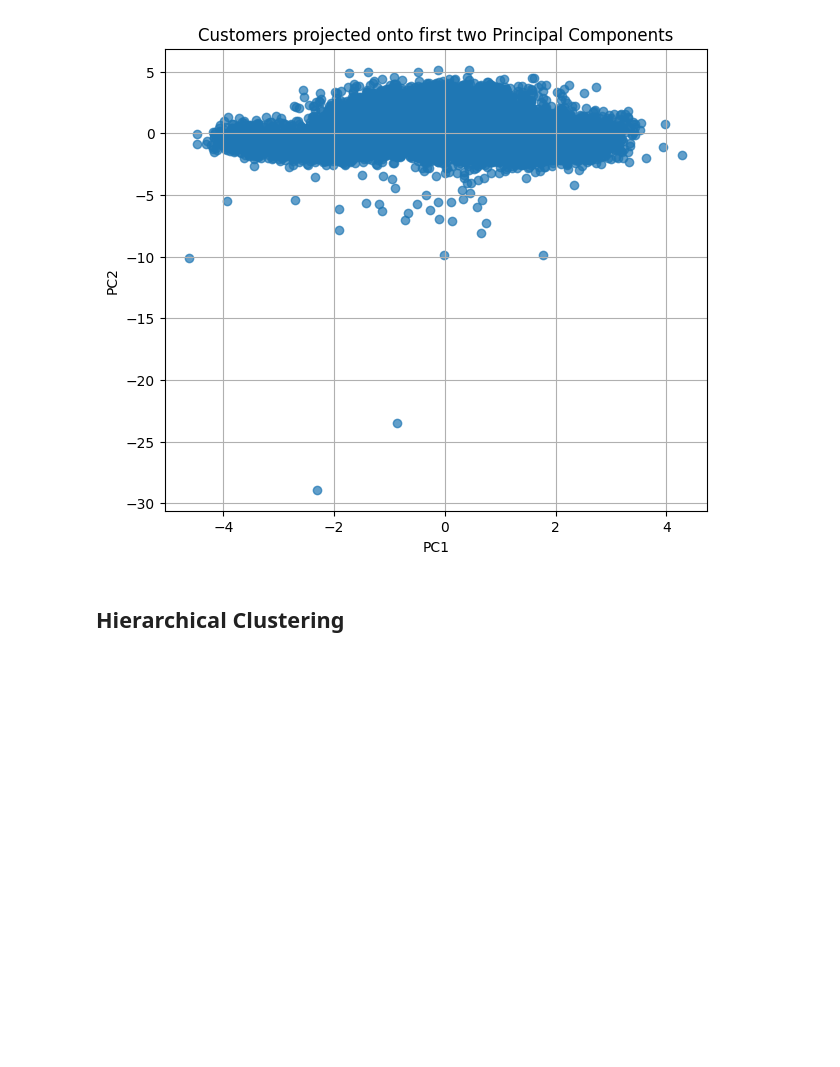
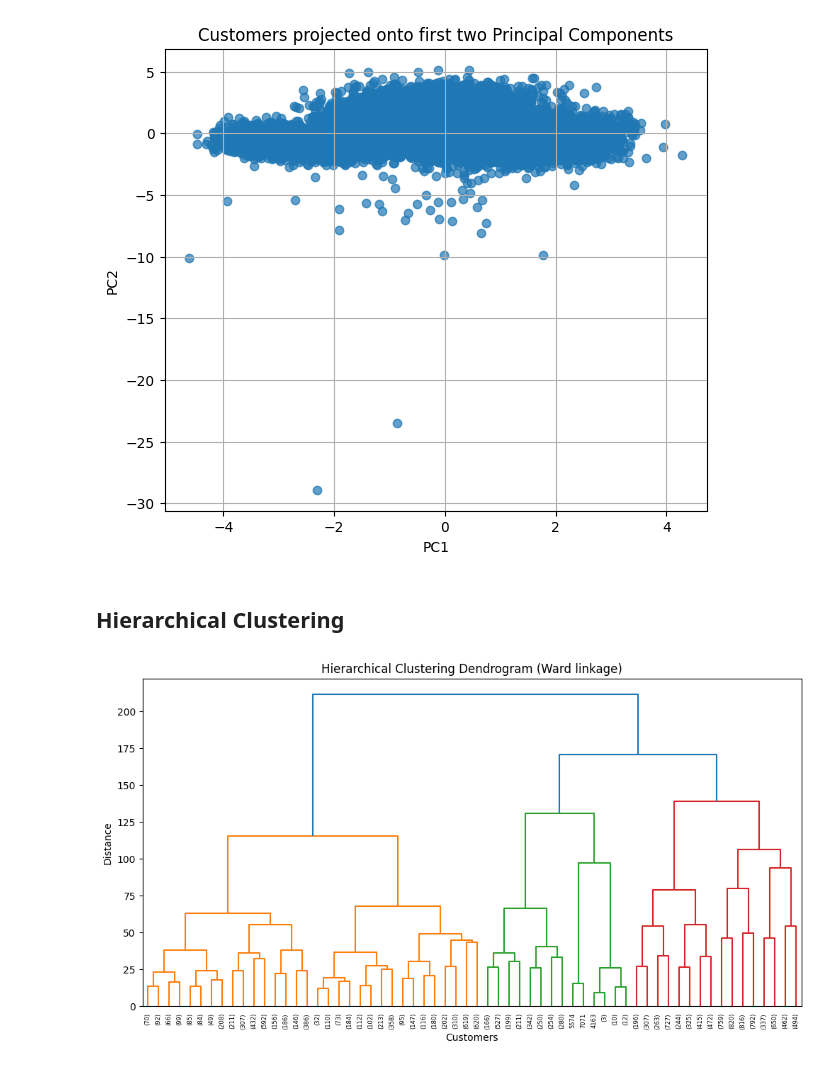
Before and after one commit to Tiana-Coker/customer-segmentation, a Jupyter notebook: notebooks/DMI_2526_Group_39_Notebook.ipynb, the cells around one changed output. Saved outputs shown, nothing was run; the diff lists cells and outputs as text; code cells hidden in the pictures; blank space fills up the shorter version.

Commit message:
Hierarchical clustering to determine number of clusters

```diff
--- a/notebooks/DMI_2526_Group_39_Notebook.ipynb
+++ b/notebooks/DMI_2526_Group_39_Notebook.ipynb
@@ -384,3 +384,22 @@ plt.show()
 [figure]
 # %% [markdown]
 ## Hierarchical Clustering
+# %%
+from scipy.cluster.hierarchy import linkage, dendrogram
+
+
+# Hierarchical clustering using Ward linkage
+Z = linkage(X_scaled, method="ward")
+
+plt.figure(figsize=(12, 6))
+dendrogram(
+    Z,
+    truncate_mode="level",
+    p=5
+)
+plt.title("Hierarchical Clustering Dendrogram (Ward linkage)")
+plt.xlabel("Customers")
+plt.ylabel("Distance")
+plt.show()
+# %% [output]
+[figure, added]
```
Also changed, not shown: 1 other file.
